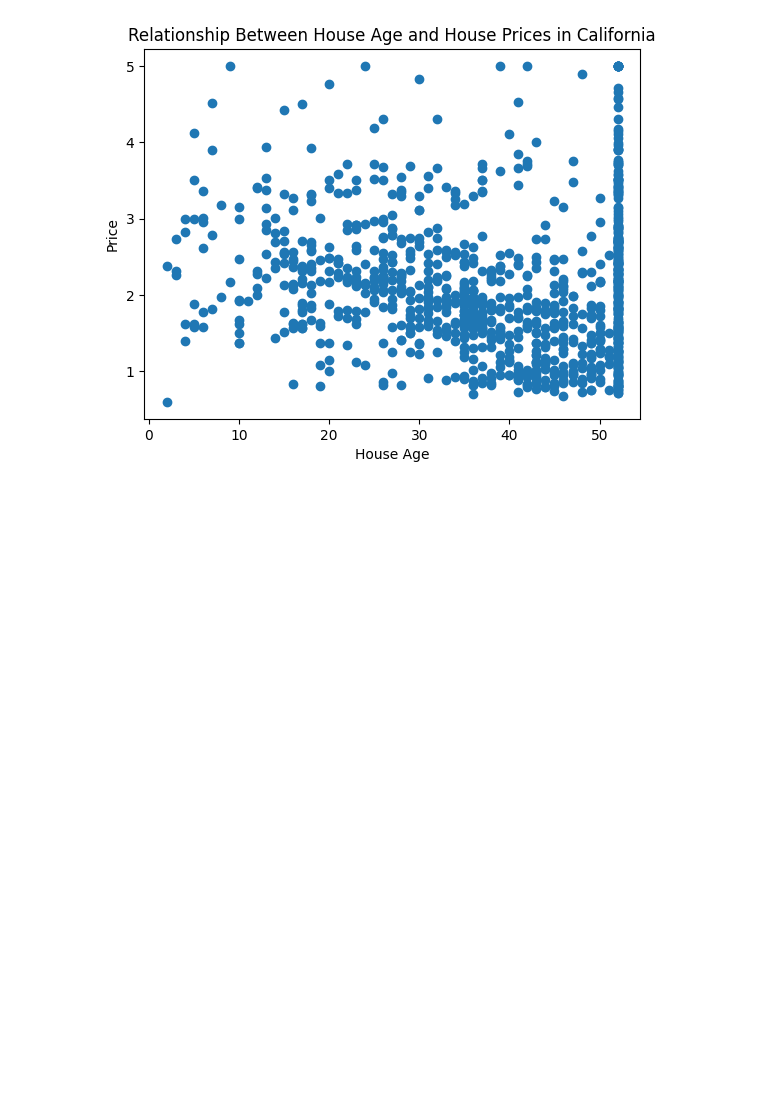
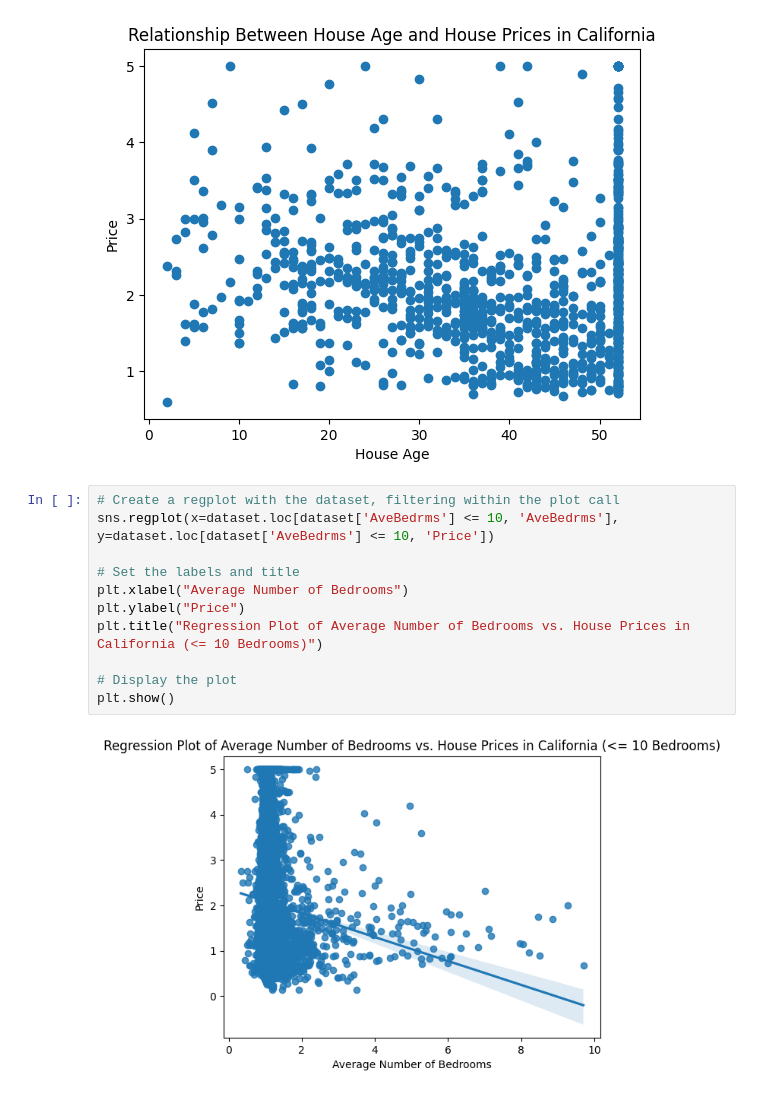
Before and after one commit to samwanyua/House-Pricing-Model-Machine-Learning-Project, a Jupyter notebook: Linear_regression.ipynb, the cells around one changed output. Cells and saved outputs as stored; diff of their text form; blank space fills up the shorter version.

Commit message:
Data visualization

```diff
--- a/Linear_regression.ipynb
+++ b/Linear_regression.ipynb
@@ -202,3 +202,16 @@ plt.title("Relationship Between House Age and House Prices in California")
 plt.show()
 # %% [output]
 [figure]
+# %%
+# Create a regplot with the dataset, filtering within the plot call
+sns.regplot(x=dataset.loc[dataset['AveBedrms'] <= 10, 'AveBedrms'], y=dataset.loc[dataset['AveBedrms'] <= 10, 'Price'])
+
+# Set the labels and title
+plt.xlabel("Average Number of Bedrooms")
+plt.ylabel("Price")
+plt.title("Regression Plot of Average Number of Bedrooms vs. House Prices in California (<= 10 Bedrooms)")
+
+# Display the plot
+plt.show()
+# %% [output]
+[figure, added]
```
Also changed, not shown: parts of 1 cell of this notebook.
